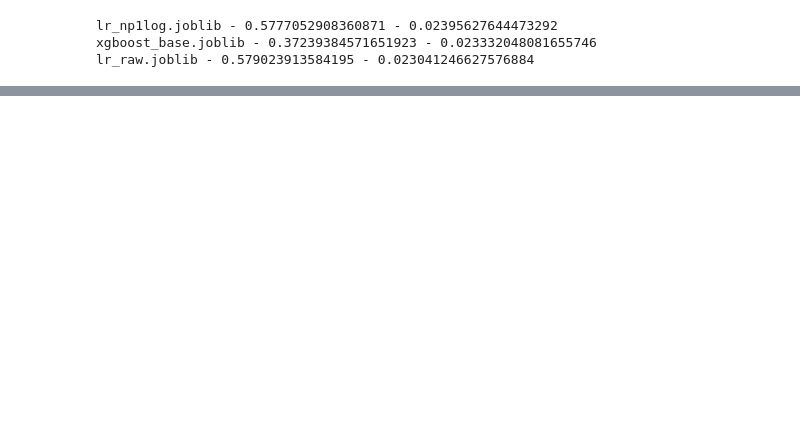
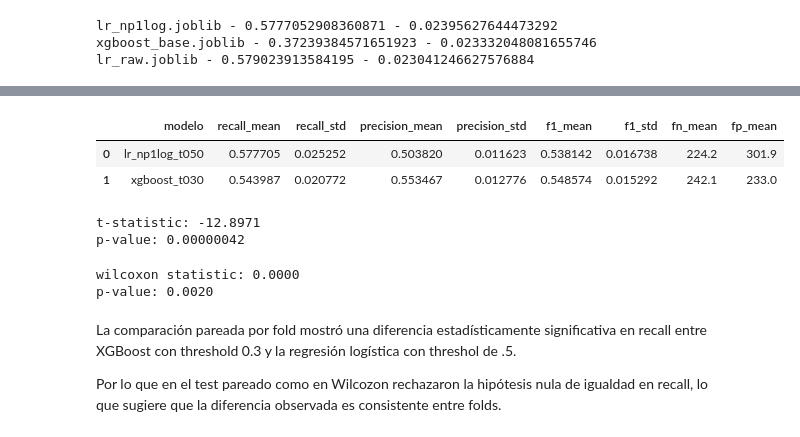
Before and after one commit to Groltjor/DCCCML, a Jupyter notebook: Notebooks/04_model_evaluation.ipynb, the cells around one changed output, grey strips where cells are left out. Drawn from its saved outputs; the diff is of its cells as text; code cells hidden in the pictures; blank space fills up the shorter version.

```diff
--- a/Notebooks/04_model_evaluation.ipynb
+++ b/Notebooks/04_model_evaluation.ipynb
@@ -352,0 +445,22 @@ Text(0.5, 1.0, 'Resultados del Cross Validation con scoring (recall)')
+# %%
+resumen = (
+    df_fold
+    .groupby("modelo")
+    .agg(
+        recall_mean=("recall", "mean"),
+        recall_std=("recall", "std"),
+        precision_mean=("precision", "mean"),
+        precision_std=("precision", "std"),
+        f1_mean=("f1", "mean"),
+        f1_std=("f1", "std"),
+        fn_mean=("fn", "mean"),
+        fp_mean=("fp", "mean"),
+    )
+    .reset_index()
+)
+
+resumen
+# %% [output]
+|  | modelo | recall_mean | recall_std | precision_mean | precision_std | f1_mean | f1_std | fn_mean | fp_mean |
+| 0 | lr_np1log_t050 | 0.577705 | 0.025252 | 0.503820 | 0.011623 | 0.538142 | 0.016738 | 224.2 | 301.9 |
+| 1 | xgboost_t030 | 0.543987 | 0.020772 | 0.553467 | 0.012776 | 0.548574 | 0.015292 | 242.1 | 233.0 |
@@ -352,0 +479,18 @@ Text(0.5, 1.0, 'Resultados del Cross Validation con scoring (recall)')
+# %%
+ttest_recall = ttest_rel(xgb_recall, lr_recall)
+print(f"t-statistic: {ttest_recall.statistic:.4f}")
+print(f"p-value: {ttest_recall.pvalue:.8f}")
+# %% [output]
+t-statistic: -12.8971
+p-value: 0.00000042
+# %%
+wilcoxon_recall = wilcoxon(xgb_recall, lr_recall)
+print(f"wilcoxon statistic: {wilcoxon_recall.statistic:.4f}")
+print(f"p-value: {wilcoxon_recall.pvalue:.4f}")
+# %% [output]
+wilcoxon statistic: 0.0000
+p-value: 0.0020
+# %% [markdown]
+La comparación pareada por fold mostró una diferencia estadísticamente significativa en recall entre XGBoost con threshold 0.3 y la regresión logística con threshol de .5.
+
+Por lo que en el test pareado como en Wilcozon rechazaron la hipótesis nula de igualdad en recall, lo que sugiere que la diferencia observada es consistente entre folds.
```
Also changed, not shown: parts of 9 cells of this notebook.
